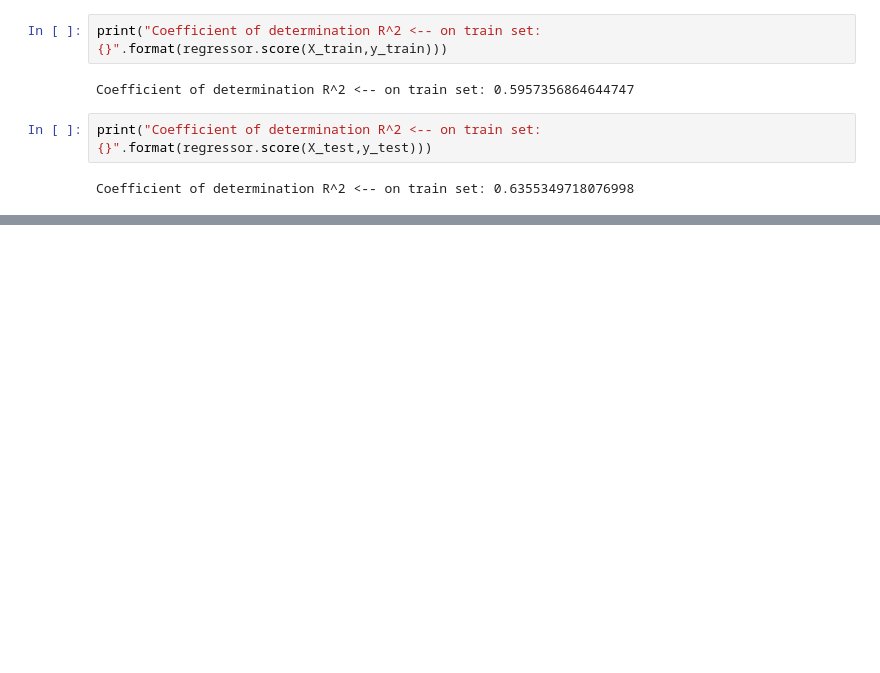
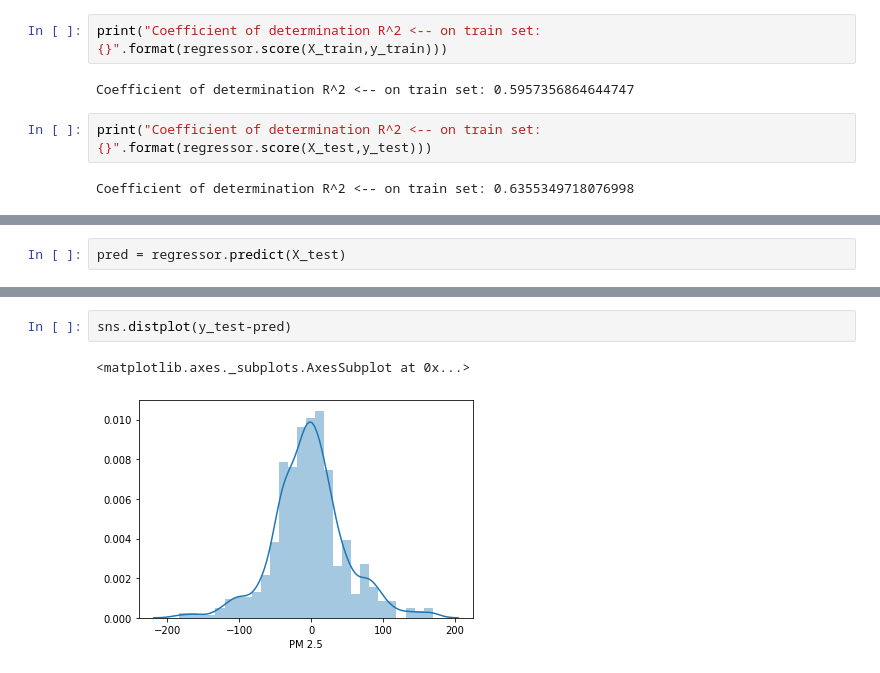
Before and after one commit to Tarun-joy/Pridicting_Air_Quality_ML, a Jupyter notebook: AQIDelhi.ipynb, the cells around one changed output, grey strips where cells are left out. Cells and saved outputs as stored; diff of their text form; blank space fills up the shorter version.

```diff
--- a/AQIDelhi.ipynb
+++ b/AQIDelhi.ipynb
@@ -384,0 +391,2 @@ Coefficient of determination R^2 <-- on train set: 0.6355349718076998
+# %%
+pred = regressor.predict(X_test)
@@ -384,0 +409,5 @@ Coefficient of determination R^2 <-- on train set: 0.6355349718076998
+# %%
+sns.distplot(y_test-pred)
+# %% [output]
+<matplotlib.axes._subplots.AxesSubplot at 0x...>
+[figure, added]
```
Also changed, not shown: parts of 5 cells of this notebook, 1 other file.
